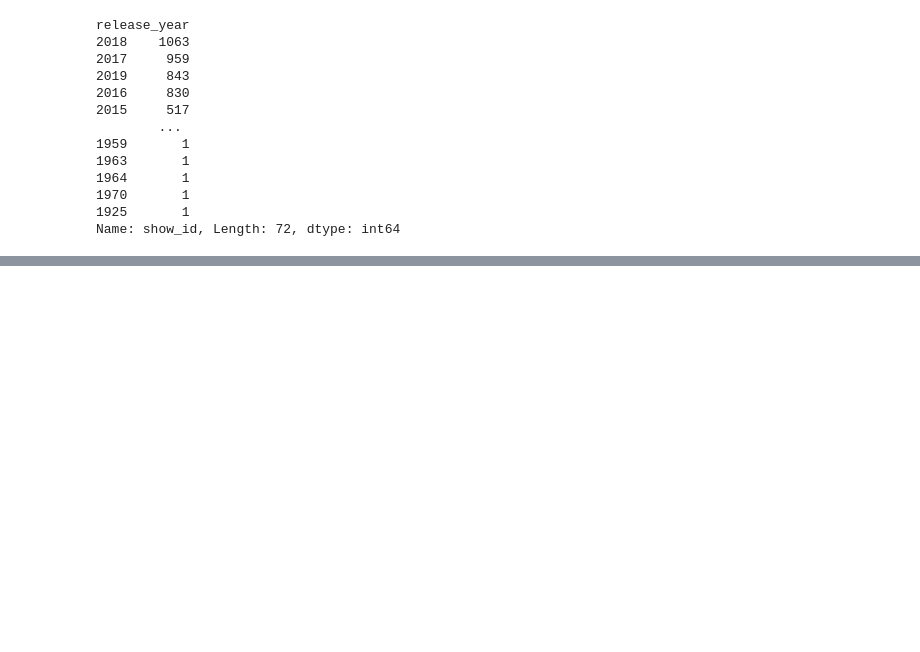
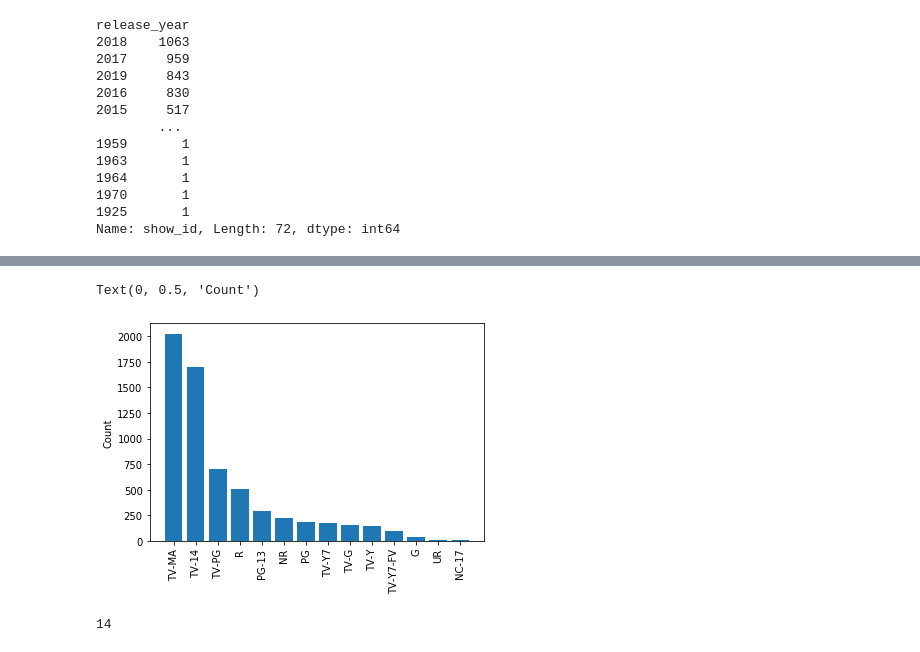
Before and after one commit to mdsohelmahmood/Netflix, a Jupyter notebook: Netflix.ipynb, the cells around one changed output, grey strips where cells are left out. Drawn from its saved outputs; the diff is of its cells as text; code cells hidden in the pictures; blank space fills up the shorter version.

```diff
--- a/Netflix.ipynb
+++ b/Netflix.ipynb
@@ -63,0 +82,3 @@ Name: show_id, Length: 72, dtype: int64
+# %%
+rating_count=df.groupby(['rating']).count()['show_id']
+rating_count.nlargest(show_count.shape[0])
@@ -63,0 +102,11 @@ Name: show_id, Length: 72, dtype: int64
+# %%
+plt.bar(rating_count.nlargest(rating_count.shape[0]).index, rating_count.nlargest(rating_count.shape[0]))
+plt.xticks(rotation=90)
+plt.ylabel('Count')
+# %% [output]
+Text(0, 0.5, 'Count')
+[figure, added]
+# %%
+df['rating'].nunique()
+# %% [output]
+14
```
Also changed, not shown: parts of 7 cells of this notebook.
